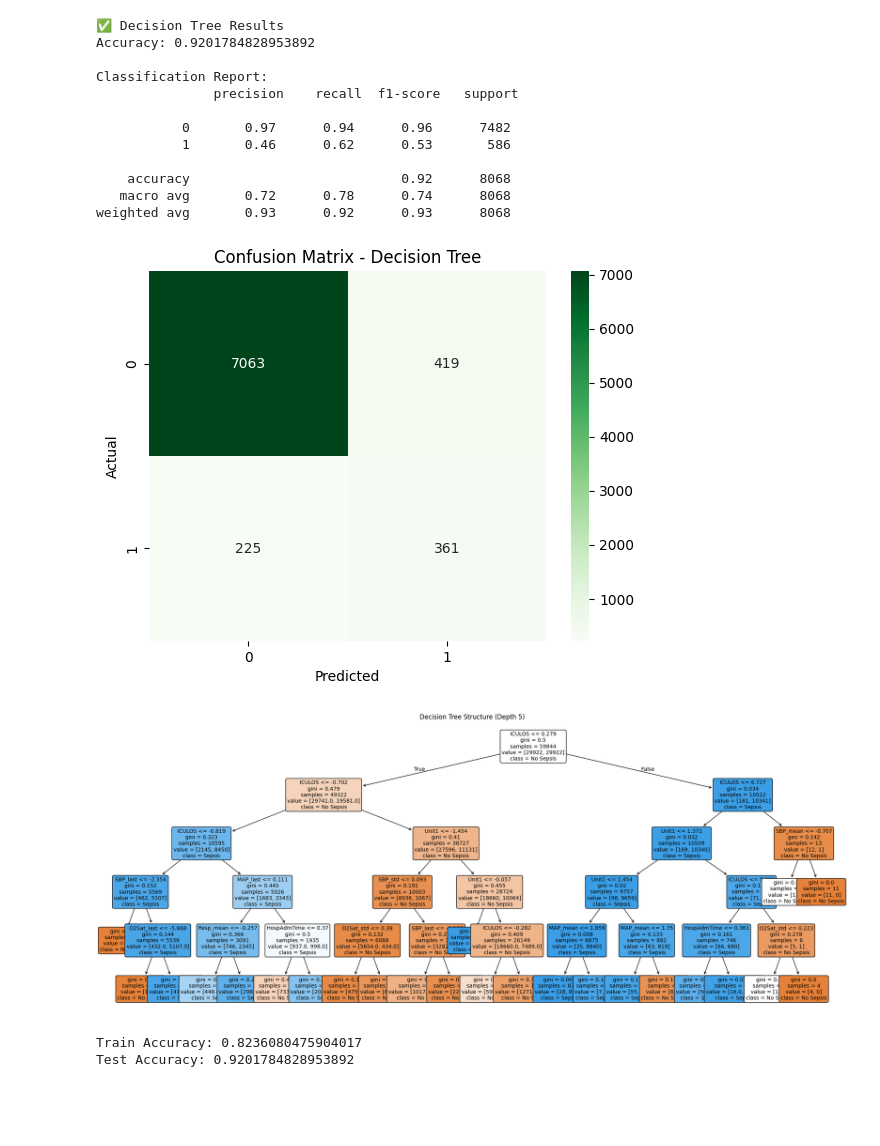
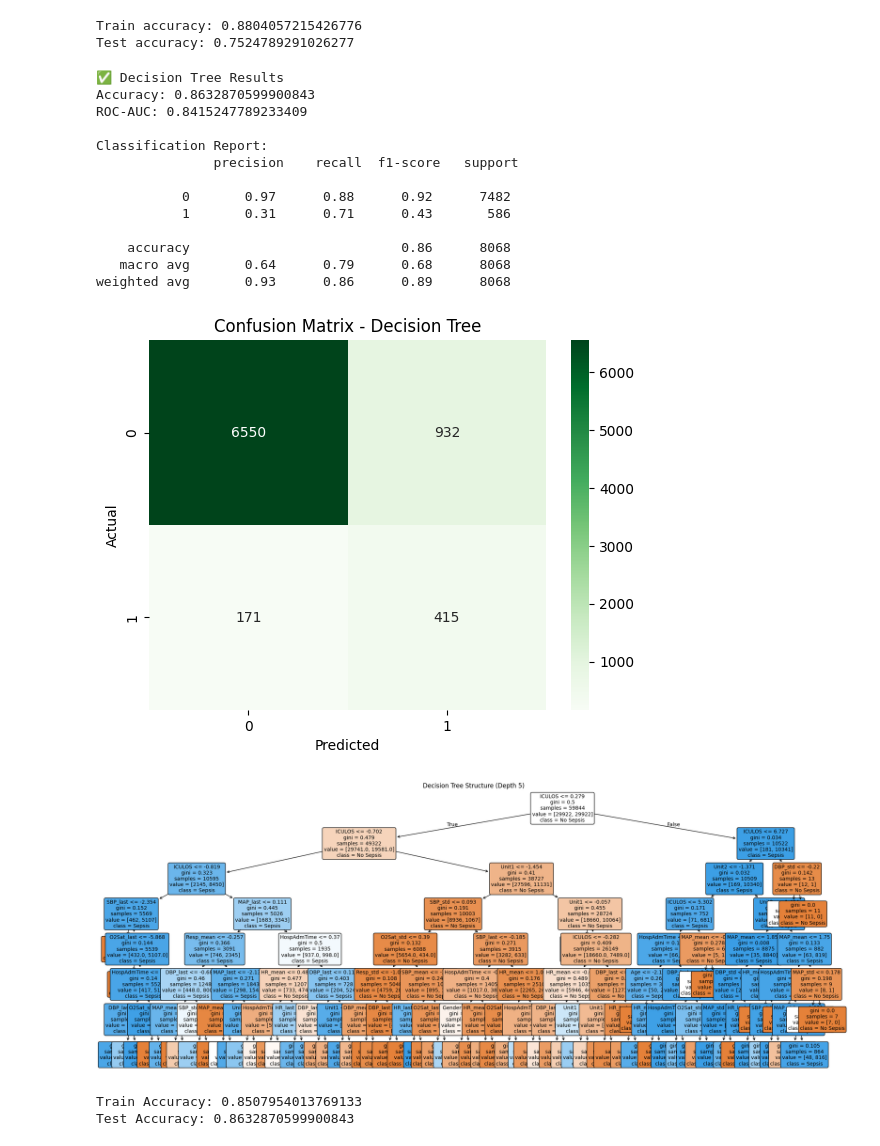
Before and after one commit to kmeghanasai/ML, a Jupyter notebook: early_sepsis_detection/notebooks/train_model/RF.ipynb, the cells around one changed output. Drawn from its saved outputs; the diff is of its cells as text; code cells hidden in the pictures; blank space fills up the shorter version.

```diff
--- a/early_sepsis_detection/notebooks/train_model/RF.ipynb
+++ b/early_sepsis_detection/notebooks/train_model/RF.ipynb
@@ -78,12 +82,44 @@ weighted avg       0.91      0.68      0.76      8068
+# %%
+
+import pandas as pd
+from sklearn.model_selection import train_test_split
+from sklearn.preprocessing import StandardScaler
+from sklearn.ensemble import RandomForestClassifier
+from sklearn.metrics import accuracy_score, classification_report, confusion_matrix, roc_auc_score
+import seaborn as sns
+import matplotlib.pyplot as plt
+
+# --- 1️⃣ Read saved data ---
+train_data = pd.read_csv("../../data/raw/processed_data/train_resampled.csv")
+test_data  = pd.read_csv("../../data/raw/processed_data/test_data.csv")
+
+# --- 2️⃣ Split features and target ---
+X_train = train_data.drop(columns=['SepsisLabel'])
+y_train = train_data['SepsisLabel']
+
+X_test = test_data.drop(columns=['SepsisLabel'])
+y_test = test_data['SepsisLabel']
+
+# --- 3️⃣ Scale the features ---
+scaler = StandardScaler()
+X_train_scaled = scaler.fit_transform(X_train)
+X_test_scaled = scaler.transform(X_test)
+# %%
+print("Train accuracy:", rf.score(X_train_scaled, y_train))
+print("Test accuracy:", rf.score(X_test_scaled, y_test))
+# %% [output]
+Train accuracy: 0.8804057215426776
+Test accuracy: 0.7524789291026277
 # %%
+########  DECISION TREE
 from sklearn.tree import DecisionTreeClassifier, plot_tree
-from sklearn.metrics import accuracy_score, classification_report, confusion_matrix
+from sklearn.metrics import accuracy_score, classification_report, confusion_matrix, roc_auc_score
 import matplotlib.pyplot as plt
 import seaborn as sns
 
 # --- 1️⃣ Initialize Decision Tree ---
 dt = DecisionTreeClassifier(
-    max_depth=5,          # limit depth so it's easier to visualize
+    max_depth=7,          # limit depth so it's easier to visualize
     min_samples_split=5,
     min_samples_leaf=2,
     random_state=42
@@ -94,51 +130,54 @@ dt.fit(X_train_scaled, y_train)
 
 # --- 3️⃣ Predict ---
 y_pred_dt = dt.predict(X_test_scaled)
+y_proba = dt.predict_proba(X_test_scaled)[:, 1]  # probabilities for class 1
 
 # --- 4️⃣ Evaluate ---
 print("✅ Decision Tree Results")
 print("Accuracy:", accuracy_score(y_test, y_pred_dt))
+print("ROC-AUC:", roc_auc_score(y_test, y_proba))
 print("\nClassification Report:\n", classification_report(y_test, y_pred_dt))
 
 # --- 5️⃣ Confusion Matrix ---
 cm = confusion_matrix(y_test, y_pred_dt)
 sns.heatmap(cm, annot=True, fmt='d', cmap='Greens')
 plt.xlabel("Predicted")
 plt.ylabel("Actual")
 plt.title("Confusion Matrix - Decision Tree")
 plt.show()
 
 # --- 6️⃣ Visualize the Tree ---
 plt.figure(figsize=(25, 10))
 plot_tree(
     dt,
     feature_names=X_train.columns,
     class_names=['No Sepsis', 'Sepsis'],
     filled=True,
     rounded=True,
     fontsize=10
 )
 plt.title("Decision Tree Structure (Depth 5)")
 plt.show()
 # %% [output]
 ✅ Decision Tree Results
-Accuracy: 0.9201784828953892
+Accuracy: 0.8632870599900843
+ROC-AUC: 0.8415247789233409
 
 Classification Report:
                precision    recall  f1-score   support
 
-           0       0.97      0.94      0.96      7482
-           1       0.46      0.62      0.53       586
+           0       0.97      0.88      0.92      7482
+           1       0.31      0.71      0.43       586
 
-    accuracy                           0.92      8068
-   macro avg       0.72      0.78      0.74      8068
-weighted avg       0.93      0.92      0.93      8068
+    accuracy                           0.86      8068
+   macro avg       0.64      0.79      0.68      8068
+weighted avg       0.93      0.86      0.89      8068
-[figure, old version]
+[figure, new version]
-[figure, old version]
+[figure, new version]
 # %%
 print("Train Accuracy:", dt.score(X_train_scaled, y_train))
 print("Test Accuracy:", dt.score(X_test_scaled, y_test))
 # %% [output]
-Train Accuracy: 0.8236080475904017
-Test Accuracy: 0.9201784828953892
+Train Accuracy: 0.8507954013769133
+Test Accuracy: 0.8632870599900843
 # %%
```
Also changed, not shown: parts of 6 cells of this notebook, 2 other files.
